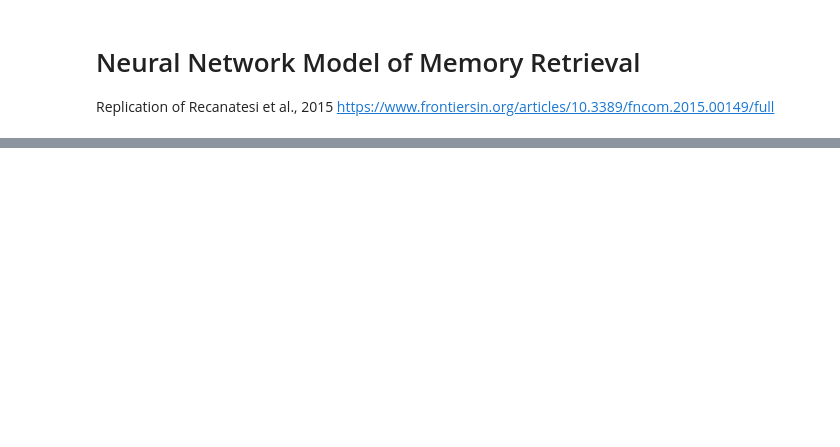
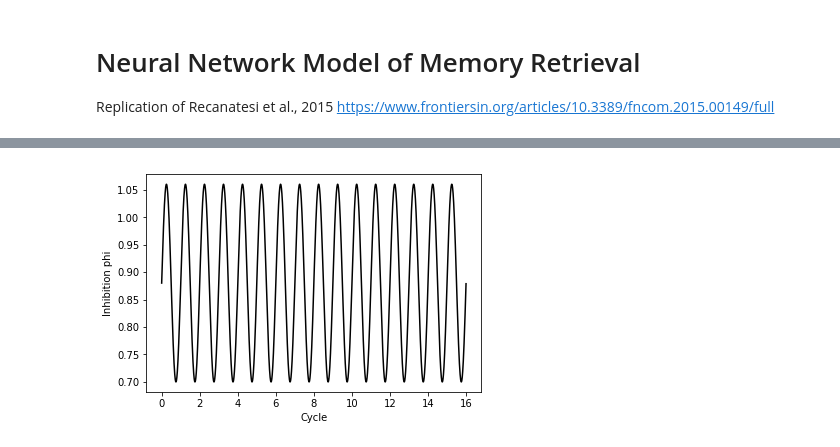
Before and after one commit to sjonany/replication_recanatesi_2015, a Jupyter notebook: main.ipynb, the cells around one changed output, grey strips where cells are left out. Saved outputs shown, nothing was run; the diff lists cells and outputs as text; code cells hidden in the pictures; blank space fills up the shorter version.

```diff
--- a/main.ipynb
+++ b/main.ipynb
@@ -34,0 +63,25 @@ plt.show()
+# %%
+PHI_MIN = 0.7
+PHI_MAX = 1.06
+TIME_STEP = 0.001
+DECAY_TIME = 0.01
+OSCILLATION_TIME = 1
+TOTAL_TIME = 16
+NOISE_VARIANCE = 65
+INIT_RATE = 1
+INIT_MEM = 7
+GAIN_FUNC_THRES = 0
+GAIN_FUNC_EXP = 0.4
+# %%
+# Generate phi
+time_seq = np.arange(0, TOTAL_TIME, TIME_STEP)
+phi_seq = generate_inhibition_seq(PHI_MIN, PHI_MAX, OSCILLATION_TIME, time_seq)
+# %%
+# Plot inhibition
+plt.figure()
+plt.plot(time_seq, phi_seq, 'k')
+plt.xlabel('Cycle')
+plt.ylabel('Inhibition phi')
+plt.show()
+# %% [output]
+[figure, added]
```
Also changed, not shown: parts of 12 cells of this notebook, 3 other files.
